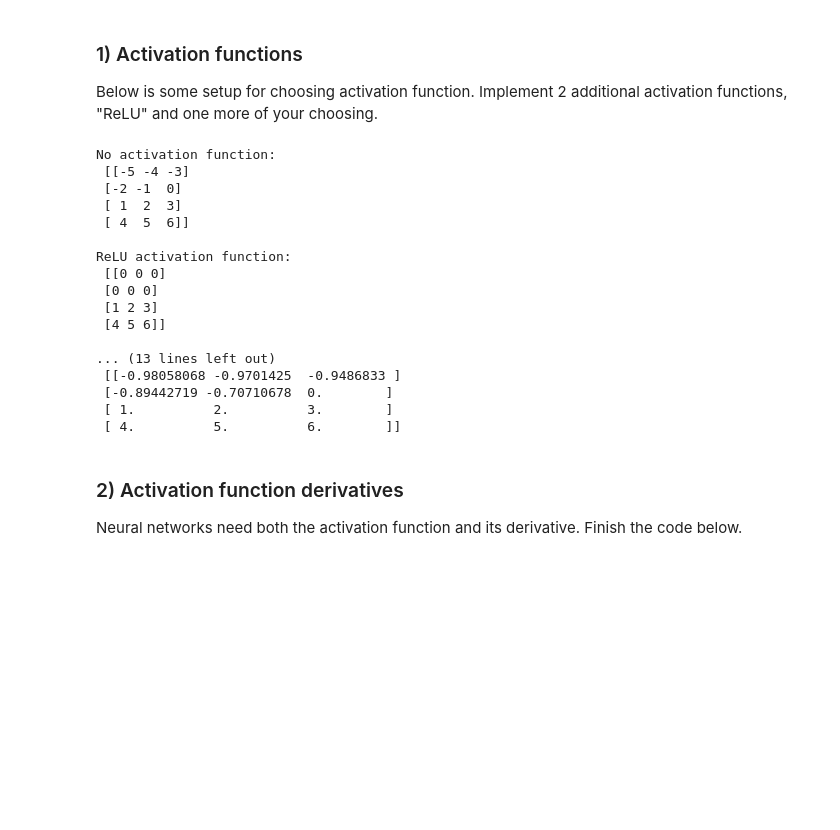
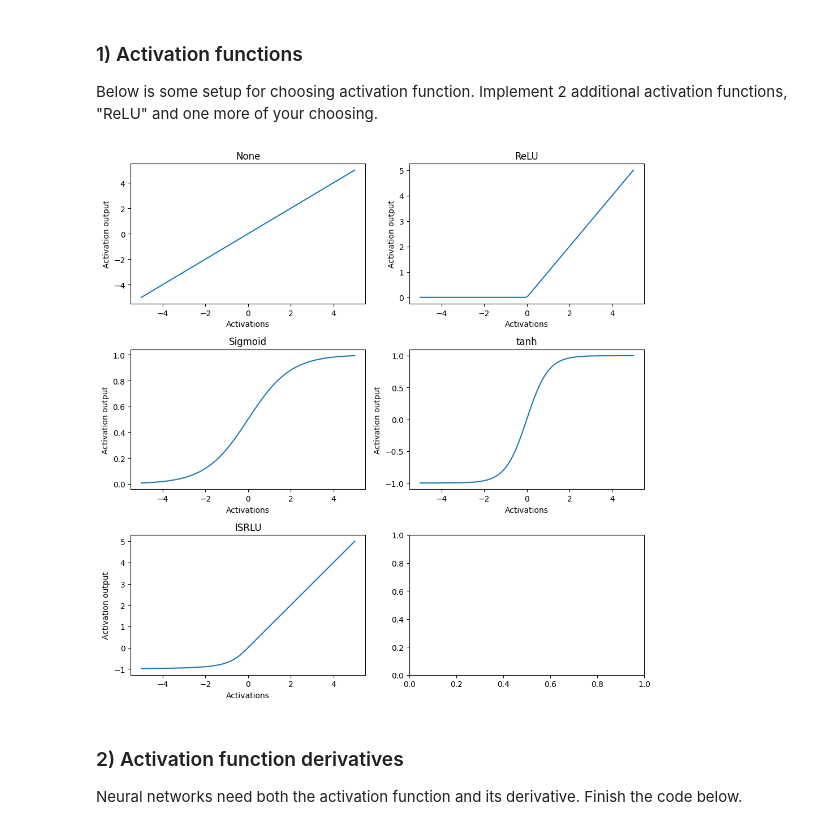
Before and after one commit to JoelScarinius/Neural_Network, a Jupyter notebook: ML-Assignment_3_Joel_Scarinius_Stavmo.ipynb, the cells around one changed output. Saved outputs shown, nothing was run; the diff lists cells and outputs as text; code cells hidden in the pictures; blank space fills up the shorter version.

Commit message:
UPDATE: Plot results from activation functions instead of printing

```diff
--- a/ML-Assignment_3_Joel_Scarinius_Stavmo.ipynb
+++ b/ML-Assignment_3_Joel_Scarinius_Stavmo.ipynb
@@ -58,49 +58,41 @@ def isrlu(activations, alpha = 1):
     )
 # %%
 # Activation functions
-def activate(activations, selected_function = "none"):
+def activate(activations, selected_function = "None"):
 
-    if selected_function == "none":
+    if selected_function == "None":
         y = activations
-    elif selected_function == "relu":
+    elif selected_function == "ReLU":
         # TODO: Implement the "ReLU" activation function
         y = relu(activations)
-    elif selected_function == "sigmoid":
+    elif selected_function == "Sigmoid":
         # TODO: Implement another activation function activation function of your own choice.
         y = sigmoid(activations)
     elif selected_function == "tanh":
         # TODO: Implement another activation function activation function of your own choice.
         y = tanh(activations)
-    elif selected_function == "isrlu":
+    elif selected_function == "ISRLU":
         # TODO: Implement another activation function activation function of your own choice.
         y = isrlu(activations)
     return y
 # %%
 # TODO Test your activation functions, is the returning values what you expect?
-activations = np.array([[-5, -4, -3], [-2, -1, 0], [1, 2, 3], [4, 5, 6]])
-print("No activation function:\n", activate(activations, selected_function="none"))
-print("\nReLU activation function:\n", activate(activations, selected_function="relu"))
-print("\nSigmoid activation function:\n", activate(activations, selected_function="sigmoid"))
-print("\ntanh activation function:\n", activate(activations, selected_function="tanh"))
-print("\nISRLU activation function:\n", activate(activations, selected_function="isrlu"))
+activation_functions = ["None", "ReLU", "Sigmoid", "tanh", "ISRLU"]
+
+figure, axes = plt.subplots(nrows=3, ncols=2, figsize=(10, 10))
+axes = axes.flatten()
+
+for i, activation_function in enumerate(activation_functions):
+    y = activate(activations, selected_function=activation_function)
+    axes[i].plot(activations, y)
+    axes[i].set_title(activation_function)
+    axes[i].set_xlabel("Activations")
+    axes[i].set_ylabel("Activation output")
+
+plt.tight_layout()
+plt.show()
 # %% [output]
-No activation function:
- [[-5 -4 -3]
- [-2 -1  0]
- [ 1  2  3]
- [ 4  5  6]]
-
-ReLU activation function:
- [[0 0 0]
- [0 0 0]
- [1 2 3]
- [4 5 6]]
-
-... (13 lines left out)
- [[-0.98058068 -0.9701425  -0.9486833 ]
- [-0.89442719 -0.70710678  0.        ]
- [ 1.          2.          3.        ]
- [ 4.          5.          6.        ]]
+[figure, added]
 # %% [markdown]
 ### 2) Activation function derivatives
 
```
Also changed, not shown: parts of 3 cells of this notebook.
